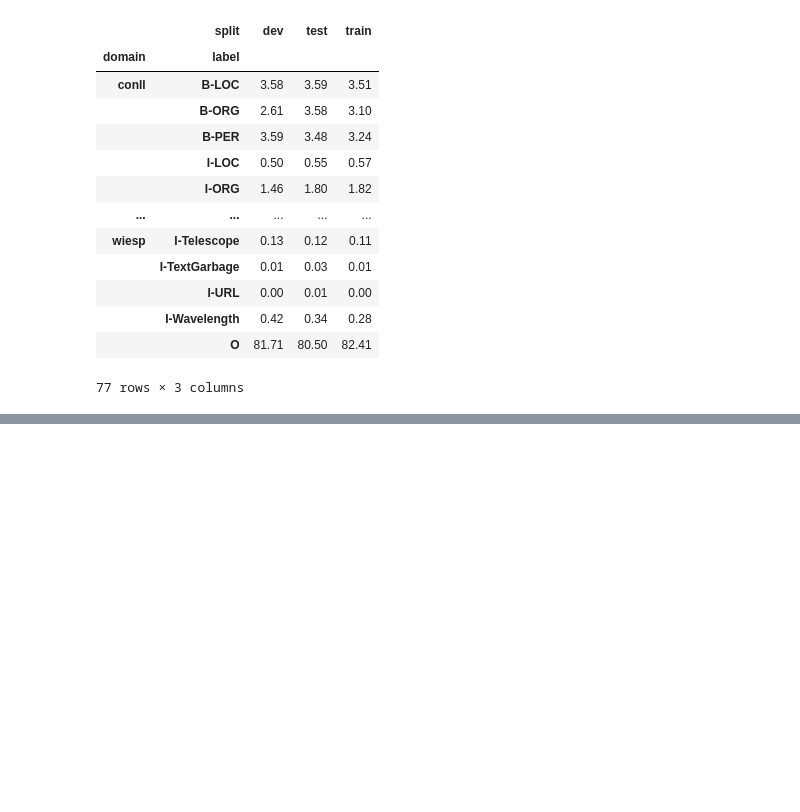
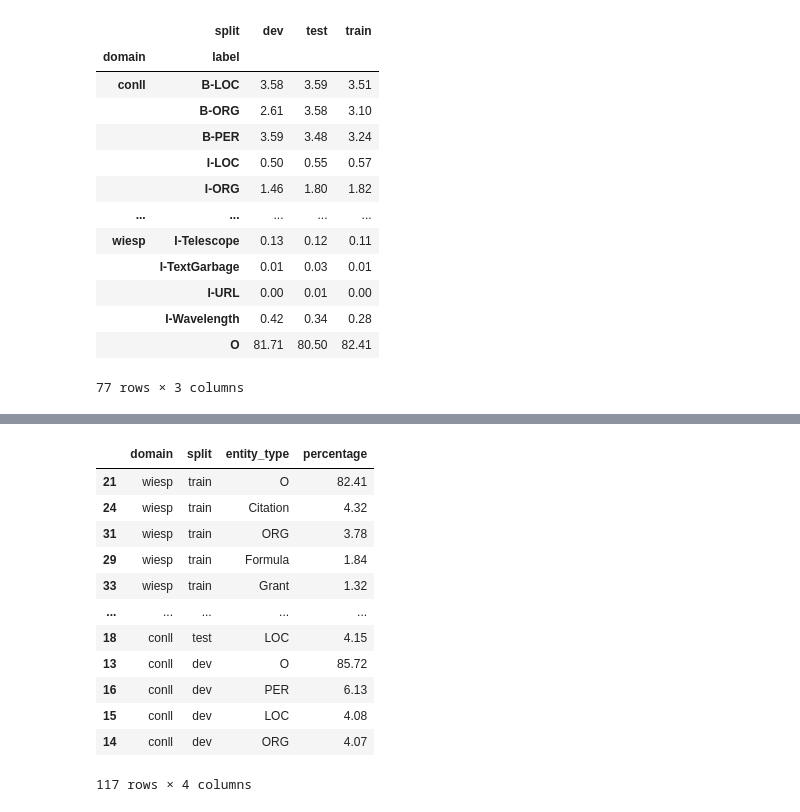
Before and after one commit to Oliverdron/Cross_domain_NER_Project_2026, a Jupyter notebook: eda.ipynb, the cells around one changed output, grey strips where cells are left out. Drawn from its saved outputs; the diff is of its cells as text; code cells hidden in the pictures; blank space fills up the shorter version.

```diff
--- a/eda.ipynb
+++ b/eda.ipynb
@@ -225,0 +296,16 @@ label_split_comparison
+# %%
+# Rare words in each dataset split - To check for domain-specific rare words that might be hard to learn
+# 1 occurence words
+def rare_words(sentences):
+    counter = Counter()
+
+    for sent in sentences:
+        words = [w.lower() for w in sent["tokens"]]
+        counter.update(words)
+
+    rare = [w for w, c in counter.items() if c == 1]
+    return len(rare)
+
+
+for domain_name, splits in datasets.items():
+    print(f"{domain_name} rare words:", rare_words(splits["train"]))
@@ -225,0 +357,45 @@ label_split_comparison
+# %%
+# Entity type distribution
+def get_entity_type(tag):
+    tag = normalize_tag(tag)
+    if tag == "O":
+        return "O"
+    return tag.split("-")[1]
+
+
+rows = []
+
+for domain, splits in datasets.items():
+    for split, sentences in splits.items():
+        counter = Counter()
+
+        for sent in sentences:
+            types = [get_entity_type(tag) for tag in sent["ner_tags"]]
+            counter.update(types)
+
+        total = sum(counter.values())
+
+        for t, c in counter.items():
+            rows.append({
+                "domain": domain,
+                "split": split,
+                "entity_type": t,
+                "percentage": round(c / total * 100, 2)
+            })
+
+entity_type_df = pd.DataFrame(rows)
+entity_type_df.sort_values(["domain", "split", "percentage"], ascending=False)
+# %% [output]
+|  | domain | split | entity_type | percentage |
+| 21 | wiesp | train | O | 82.41 |
+| 24 | wiesp | train | Citation | 4.32 |
+| 31 | wiesp | train | ORG | 3.78 |
+| 29 | wiesp | train | Formula | 1.84 |
+| 33 | wiesp | train | Grant | 1.32 |
+| ... | ... | ... | ... | ... |
+| 18 | conll | test | LOC | 4.15 |
+| 13 | conll | dev | O | 85.72 |
+| 16 | conll | dev | PER | 6.13 |
+| 15 | conll | dev | LOC | 4.08 |
+| 14 | conll | dev | ORG | 4.07 |
+117 rows × 4 columns
```
Also changed, not shown: parts of 7 cells of this notebook.
